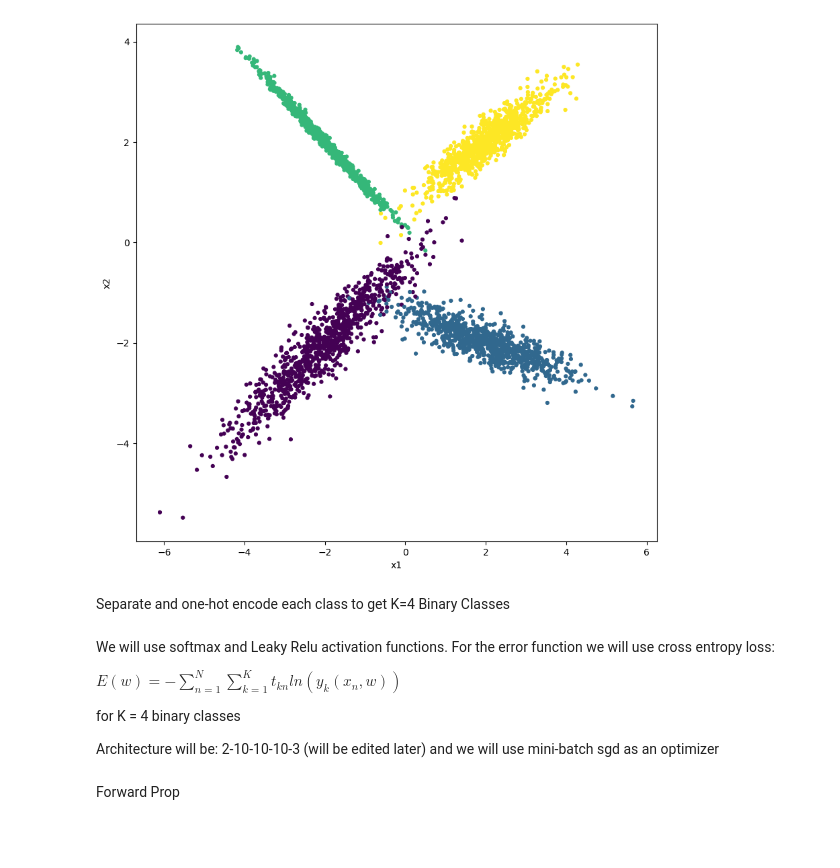
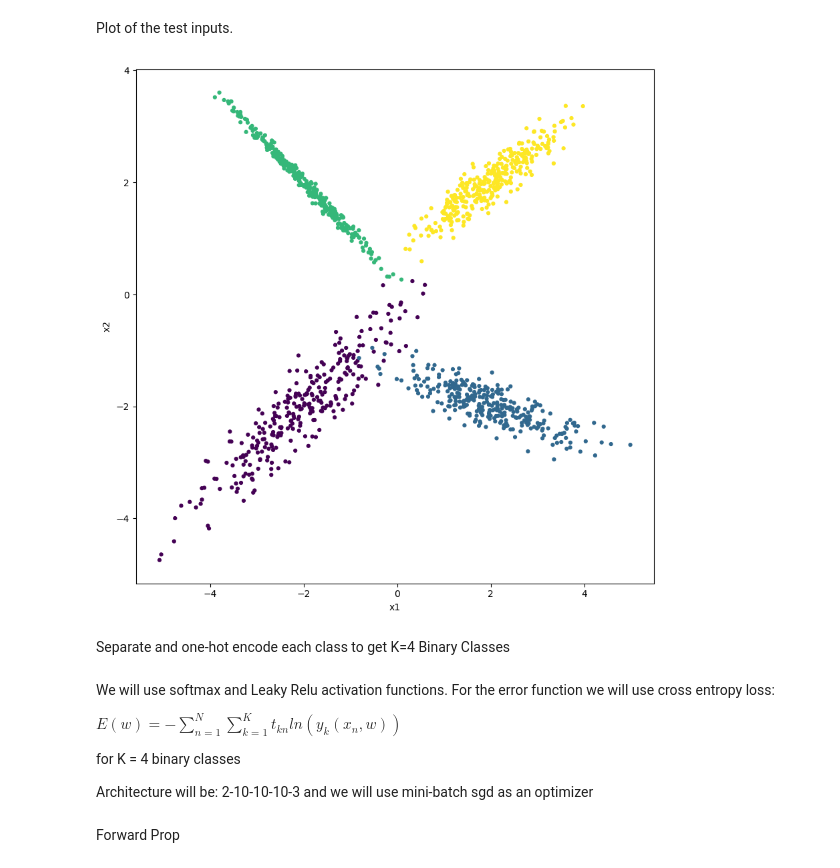
Before and after one commit to AidanMan217/Machine-Learning, a Jupyter notebook: Neural Networks/Classification/nn-classification.ipynb, the cells around one changed output. Saved outputs shown, nothing was run; the diff lists cells and outputs as text; code cells hidden in the pictures; blank space fills up the shorter version.

```diff
--- a/Neural Networks/Classification/nn-classification.ipynb
+++ b/Neural Networks/Classification/nn-classification.ipynb
@@ -14,14 +14,16 @@ X_test = df_test.drop('target_1',axis=1).values
 
 y_train = df_train['target_1']
 y_test = df_test['target_1']
+# %% [markdown]
+Plot of the test inputs.
 # %%
 plt.figure(figsize=(10,10))
-plt.scatter(df_train['feature_1'],df_train['feature_2'],s=12,c=df_train['target_1'],cmap="viridis")
+plt.scatter(df_test['feature_1'],df_test['feature_2'],s=12,c=df_test['target_1'],cmap="viridis")
 plt.xlabel("x1")
 plt.ylabel("x2")
 plt.show()
 # %% [output]
-[figure, old version]
+[figure, new version]
 # %% [markdown]
 Separate and one-hot encode each class to get K=4 Binary Classes
 # %%
@@ -48,7 +50,7 @@ $E(w) = - \sum_{n=1}^{N} \sum_{k=1}^{K} t_{kn} ln(y_k (x_n,w))$
 
 for K = 4 binary classes
 
-Architecture will be: 2-10-10-10-3 (will be edited later)
+Architecture will be: 2-10-10-10-3
 and we will use mini-batch sgd as an optimizer
 # %%
 def lrelu(x,alpha=0.01):
```
Also changed, not shown: parts of 1 cell of this notebook.
